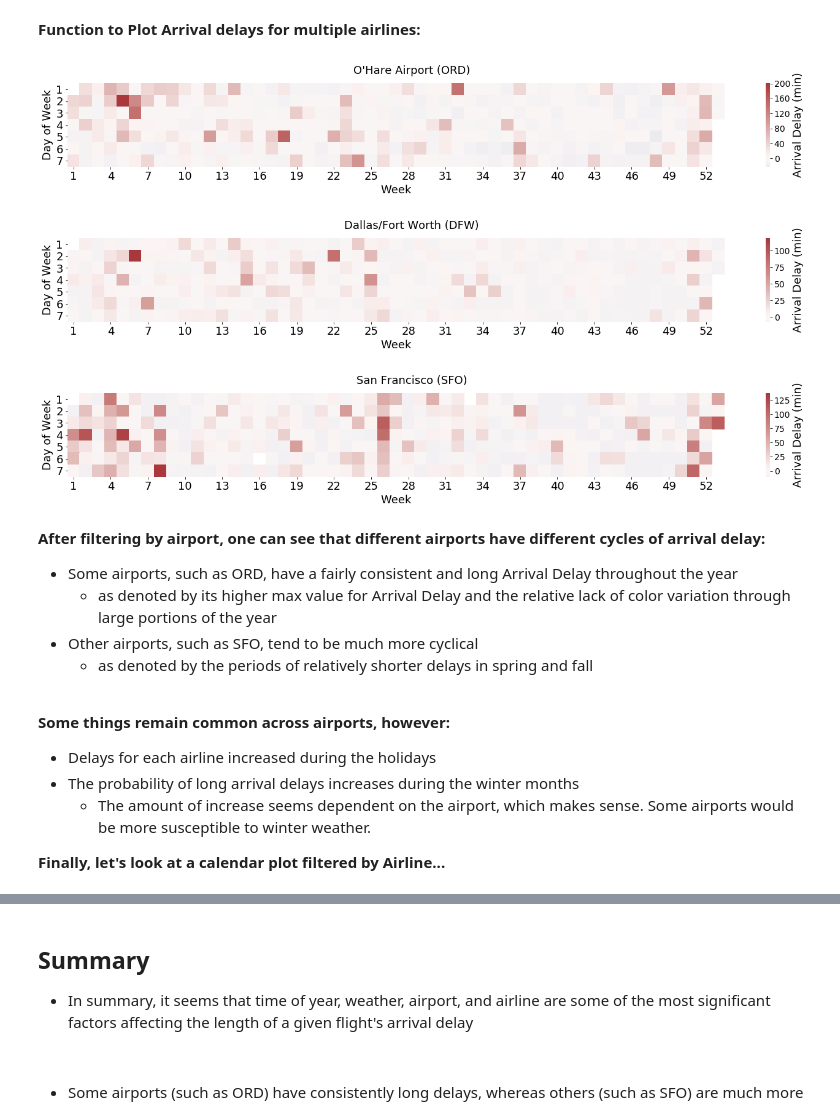
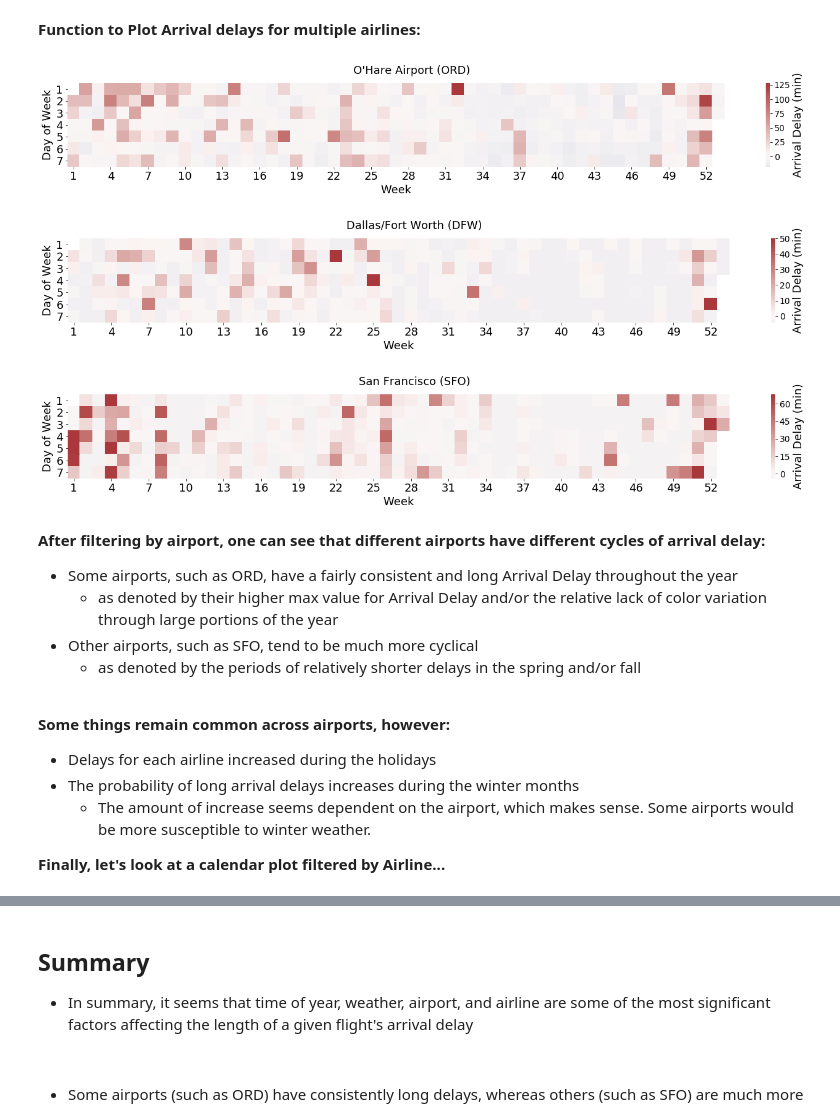
Before and after one commit to ldemastersmith/FlightDataAnalysis, a Jupyter notebook: slide_deck.ipynb, the cells around one changed output, grey strips where cells are left out. Cells and saved outputs as stored; diff of their text form; code cells hidden in the pictures.

```diff
--- a/slide_deck.ipynb
+++ b/slide_deck.ipynb
@@ -251,7 +255,7 @@ def reduce_df_median(data, varGroupBy, varsKeep):
 
     return data_new
 # %%
-flights_days_Arr = reduce_df_median(flights, 'DayOfYear', ['ArrDelay', 'DayOfWeek', 'Week'])
+flights_days_Arr = reduce_df_median(flights_all, 'DayOfYear', ['ArrDelay', 'DayOfWeek', 'Week'])
 #flights_days_Arr = reduce_df_median(flights_all, 'DayOfYear', ['ArrDelay', 'DayOfWeek', 'Week'])
 
 # will be used to keep vmin and vmax values consistent across calendar plots
@@ -394,17 +395,17 @@ def plotCal_Airlines(df):
     plotCal_specific_cBar(df, df['UniqueCarrier']== 'AA', minAA, maxAA, boolXaxis, boolTitle, 'American Airlines (AA)')
     plotCal_specific_cBar(df, df['UniqueCarrier']== 'US', minUS, maxUS, boolXaxis, boolTitle, 'US Airways (US)')
 # %%
-plotCal_Airports(flights)    # plot the calendar matrix
+plotCal_Airports(flights_all)    # plot the calendar matrix
 # %% [output]
-[figure, old version]
+[figure, new version]
-[figure, old version]
+[figure, new version]
-[figure, old version]
+[figure, new version]
 # %% [markdown]
 **After filtering by airport, one can see that different airports have different cycles of arrival delay:**
 * Some airports, such as ORD, have a fairly consistent and long Arrival Delay throughout the year
-  * as denoted by its higher max value for Arrival Delay and the relative lack of color variation through large portions of the year
+  * as denoted by their higher max value for Arrival Delay and/or the relative lack of color variation through large portions of the year
 * Other airports, such as SFO, tend to be much more cyclical
-  * as denoted by the periods of relatively shorter delays in spring and fall
+  * as denoted by the periods of relatively shorter delays in the spring and/or fall
 <br>
 
 **Some things remain common across airports, however:**
```
Also changed, not shown: parts of 11 cells of this notebook, 1 other file.
